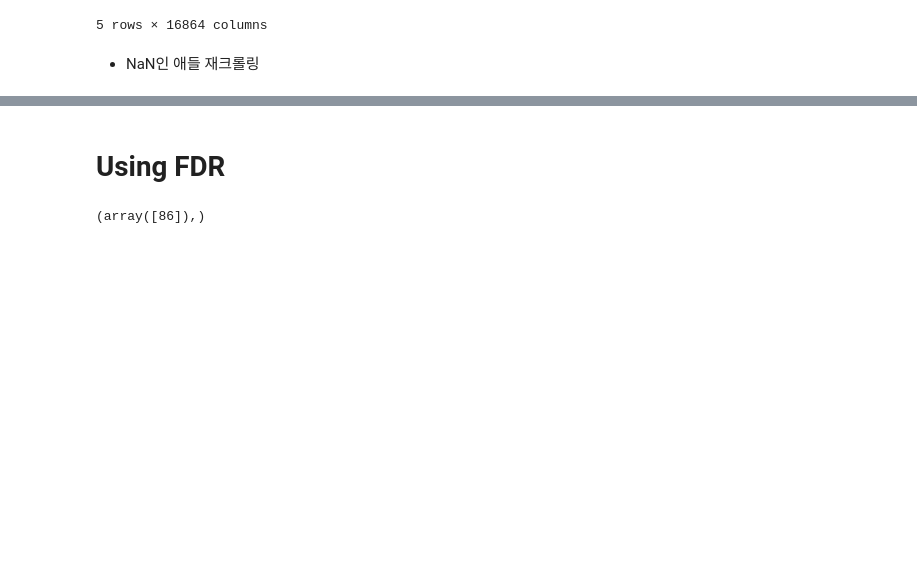
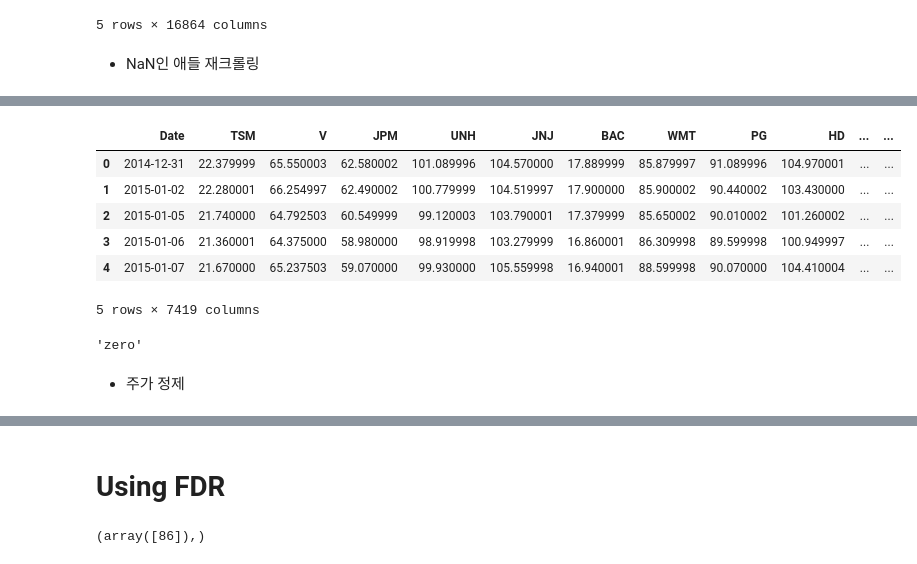
Before and after one commit to yjchoi-95/Korea_Investment_and_Securities, a Jupyter notebook: scripts/ipynb/finance.ipynb, the cells around one changed output, grey strips where cells are left out. Saved outputs shown, nothing was run; the diff lists cells and outputs as text; code cells hidden in the pictures; blank space fills up the shorter version.

```diff
--- a/scripts/ipynb/finance.ipynb
+++ b/scripts/ipynb/finance.ipynb
@@ -172,0 +198,14 @@ stock_df.head()
+# %%
+nan_cols = list(stock_df.isnull().sum(axis=0) != 1832)
+# %%
+stock_df = stock_df.loc[:, nan_cols]
+# %%
+stock_df.head()
+# %% [output]
+|  | Date | TSM | V | JPM | UNH | JNJ | BAC | WMT | PG | HD | ... | ... |
+| 0 | 2014-12-31 | 22.379999 | 65.550003 | 62.580002 | 101.089996 | 104.570000 | 17.889999 | 85.879997 | 91.089996 | 104.970001 | ... | ... |
+| 1 | 2015-01-02 | 22.280001 | 66.254997 | 62.490002 | 100.779999 | 104.519997 | 17.900000 | 85.900002 | 90.440002 | 103.430000 | ... | ... |
+| 2 | 2015-01-05 | 21.740000 | 64.792503 | 60.549999 | 99.120003 | 103.790001 | 17.379999 | 85.650002 | 90.010002 | 101.260002 | ... | ... |
+| 3 | 2015-01-06 | 21.360001 | 64.375000 | 58.980000 | 98.919998 | 103.279999 | 16.860001 | 86.309998 | 89.599998 | 100.949997 | ... | ... |
+| 4 | 2015-01-07 | 21.670000 | 65.237503 | 59.070000 | 99.930000 | 105.559998 | 16.940001 | 88.599998 | 90.070000 | 104.410004 | ... | ... |
+5 rows × 7419 columns
@@ -172,0 +242,6 @@ stock_df.head()
+# %%
+symbol = print_symbol(final_st_df.stock_names[10], list(final_st_df.stock_names), tot_df); symbol
+# %% [output]
+'zero'
+# %% [markdown]
+* 주가 정제
```
Also changed, not shown: parts of 41 cells of this notebook, 2 other files.
